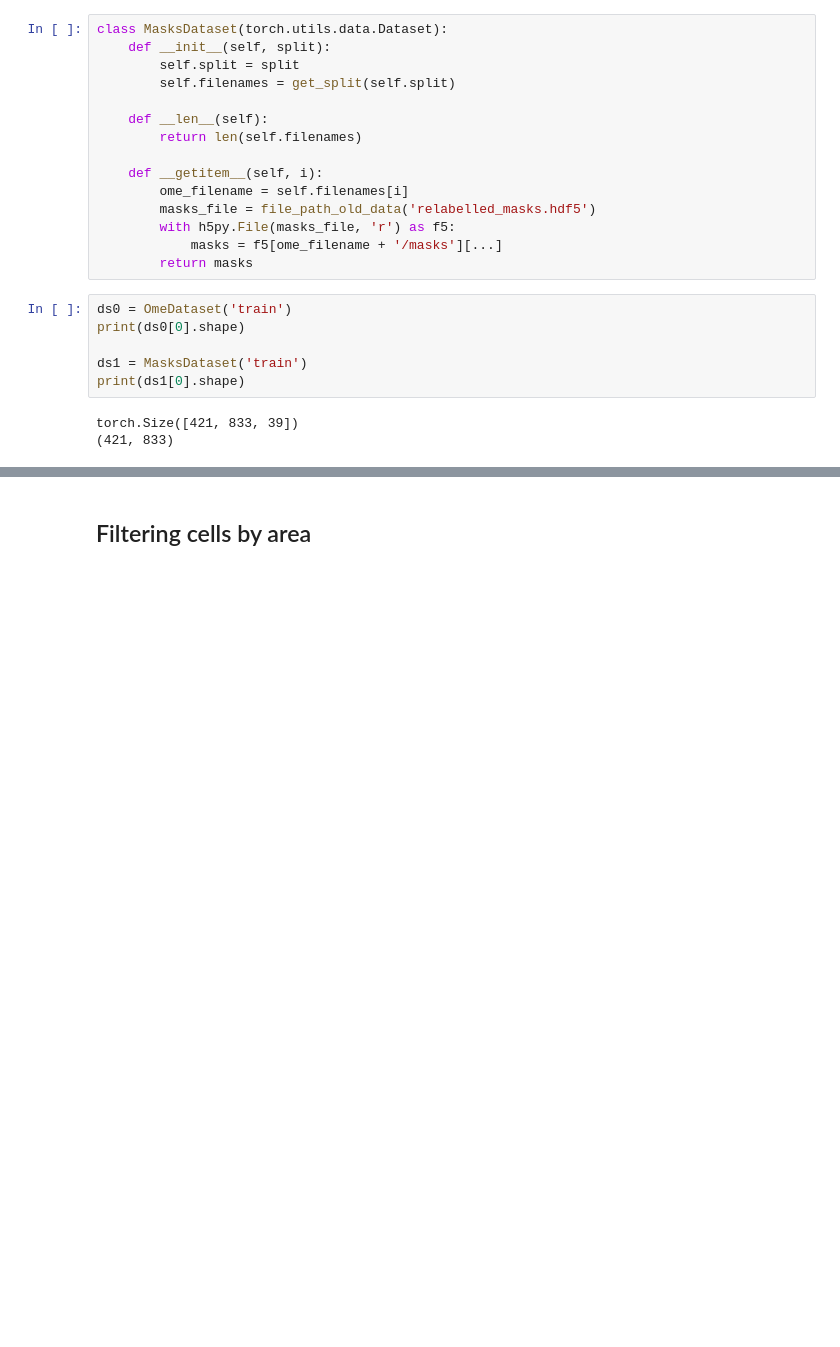
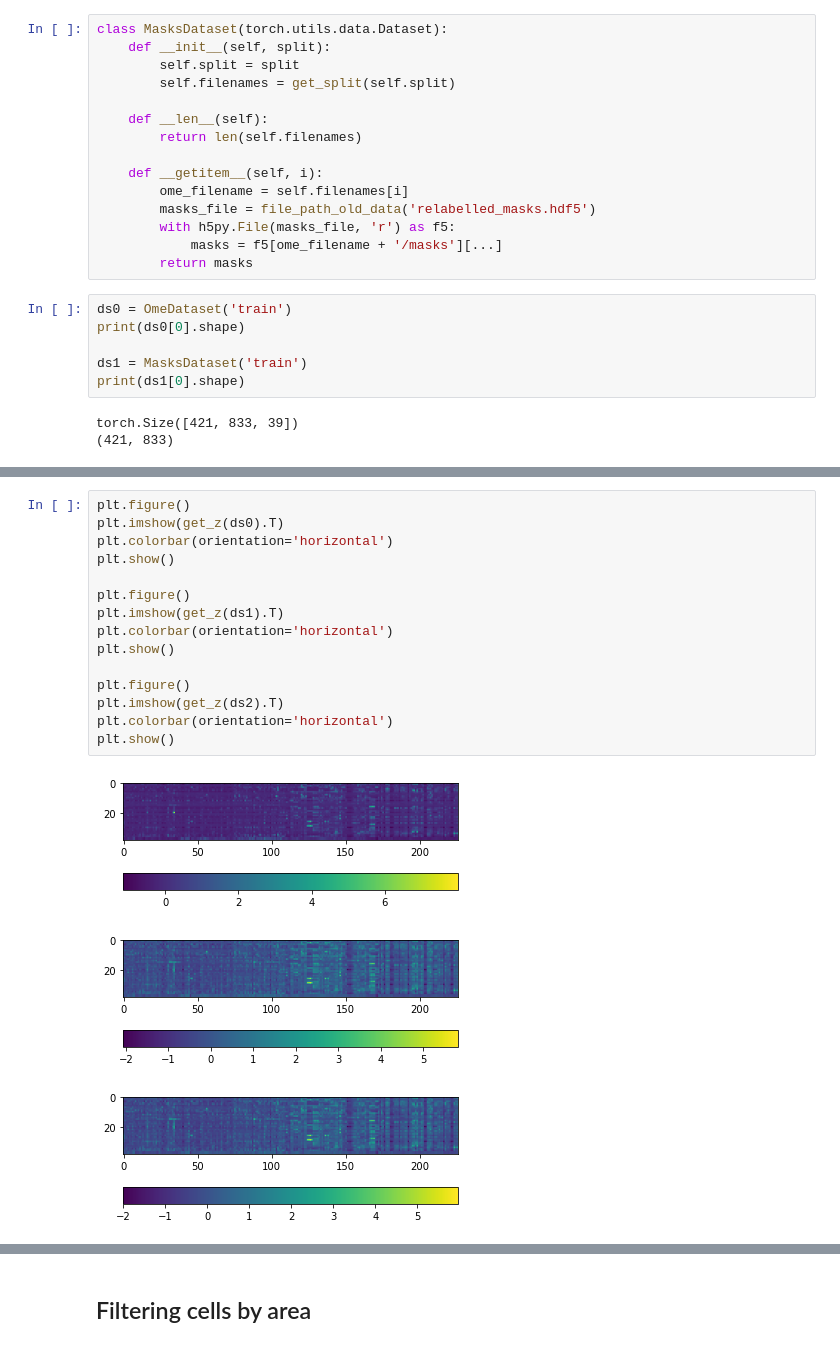
Before and after one commit to PMBio/spava, a Jupyter notebook: 018_new_datasets.ipynb, the cells around one changed output, grey strips where cells are left out. Cells and saved outputs as stored; diff of their text form; blank space fills up the shorter version.

```diff
--- a/018_new_datasets.ipynb
+++ b/018_new_datasets.ipynb
@@ -109,0 +338,19 @@ torch.Size([421, 833, 39])
+# %%
+plt.figure()
+plt.imshow(get_z(ds0).T)
+plt.colorbar(orientation='horizontal')
+plt.show()
+
+plt.figure()
+plt.imshow(get_z(ds1).T)
+plt.colorbar(orientation='horizontal')
+plt.show()
+
+plt.figure()
+plt.imshow(get_z(ds2).T)
+plt.colorbar(orientation='horizontal')
+plt.show()
+# %% [output]
+[figure, added]
+[figure, added]
+[figure, added]
```
Also changed, not shown: parts of 39 cells of this notebook.
